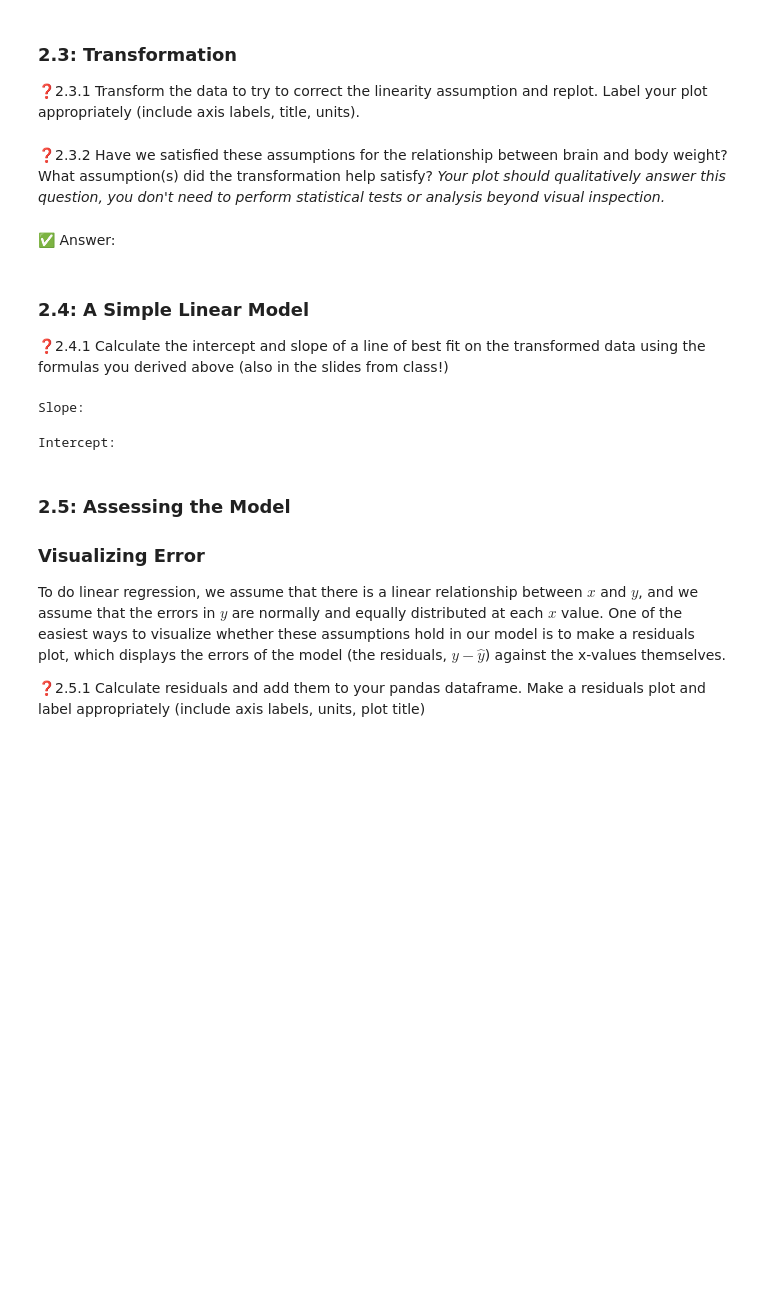
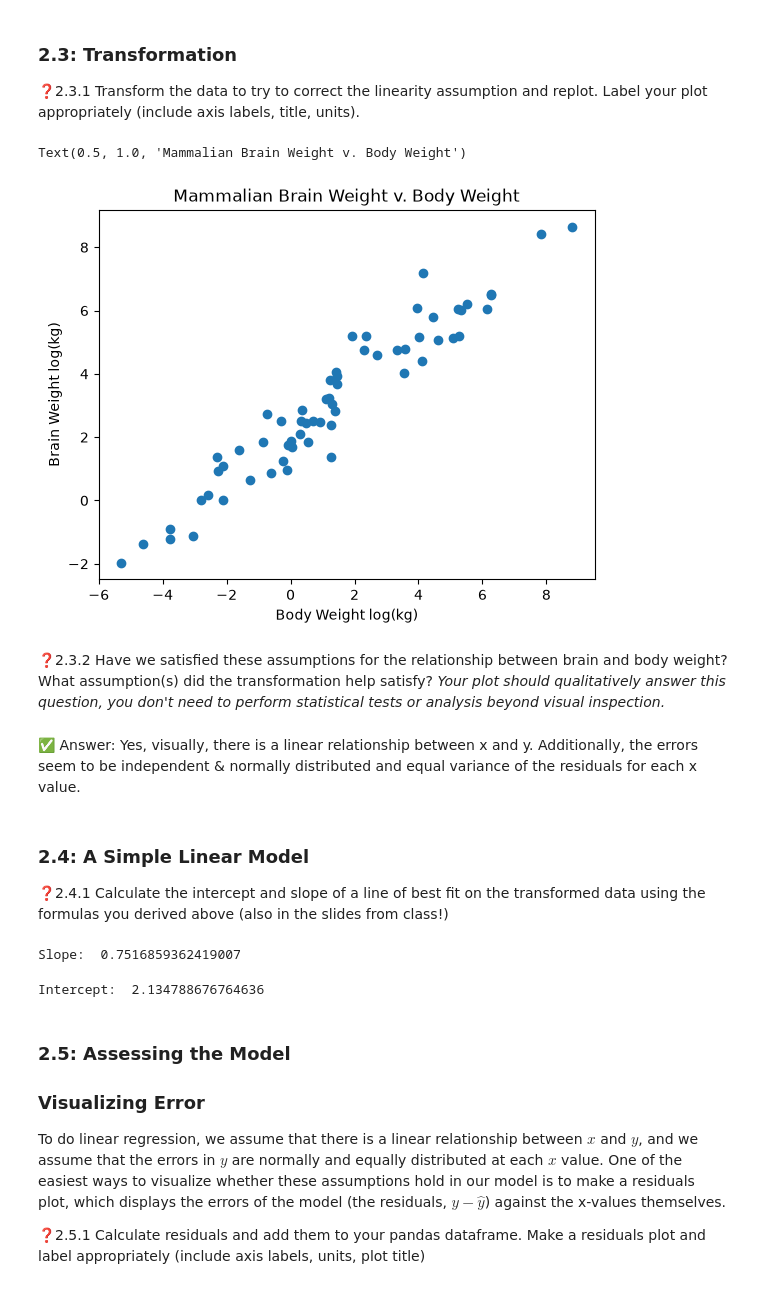
Before and after one commit to saanvees/BME-304, a Jupyter notebook: Lab_1/Lab01-02_lastname_firstname.ipynb, the cells around one changed output. Cells and saved outputs as stored; diff of their text form; code cells hidden in the pictures; blank space fills up the shorter version.

```diff
--- a/Lab_1/Lab01-02_lastname_firstname.ipynb
+++ b/Lab_1/Lab01-02_lastname_firstname.ipynb
@@ -132,16 +147,22 @@ from matplotlib import pyplot as plt
 # %%
 ##❓YOUR CODE HERE
 # create new columns of log-scaled values in your pd df using data.assign()
-
+logScaled = df.assign(logBody = np.log(df["Body.Weight"]), logBrain = np.log(df["Brain.Weight"]))
 # visualize the first 5 rows of the new df
-
+df.head(5)
 # visualize the transformed data
-
-# visualize the transformed data
+plt.figure()
+plt.scatter(logScaled["logBody"], logScaled["logBrain"])
+plt.xlabel("Body Weight log(kg)")
+plt.ylabel("Brain Weight log(kg)")
+plt.title("Mammalian Brain Weight v. Body Weight")
+# %% [output]
+Text(0.5, 1.0, 'Mammalian Brain Weight v. Body Weight')
+[figure, added]
 # %% [markdown]
 ❓2.3.2 Have we satisfied these assumptions for the relationship between brain and body weight? What assumption(s) did the transformation help satisfy? *Your plot should qualitatively answer this question, you don't need to perform statistical tests or analysis beyond visual inspection.*
-# %% [markdown]
-✅ Answer:
+# %% [markdown]
+✅ Answer: Yes, visually, there is a linear relationship between x and y. Additionally, the errors seem to be independent & normally distributed and equal variance of the residuals for each x value.
 # %% [markdown]
 ### 2.4: A Simple Linear Model
 
@@ -150,21 +171,25 @@ from matplotlib import pyplot as plt
 ##❓YOUR CODE HERE
 
 # calculate slope
-
+xAvg = np.mean(logScaled["logBody"])
+yAvg = np.mean(logScaled["logBrain"])
+num = np.sum((logScaled["logBody"] - xAvg) * (logScaled["logBrain"] - yAvg))
+denom = np.sum((logScaled["logBody"] - xAvg) ** 2)
+m = num / denom
 # be nice to your TAs
 # try to print outputs from code labelled and easy to read
 # this is an example if you name your slope variable m
 print("Slope: ", m)
 # %% [output]
-Slope:
+Slope:  0.7516859362419007
 # %%
 ## ❓YOUR CODE HERE
 # calculate and display intercept
-
+b = yAvg - (m * xAvg)
 # display and be nice to the TAs
 print("Intercept: ", b)
 # %% [output]
-Intercept:
+Intercept:  2.134788676764636
 # %% [markdown]
 ### 2.5: Assessing the Model
 ### Visualizing Error
```
Also changed, not shown: parts of 33 cells of this notebook.
